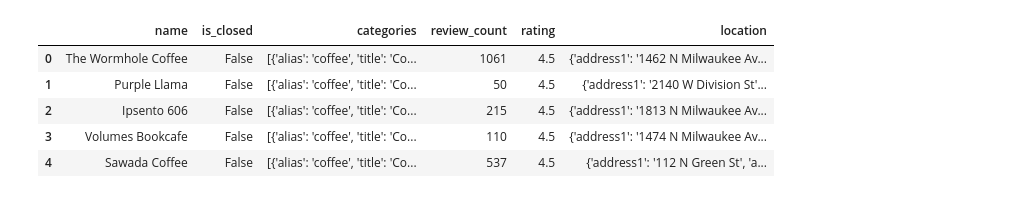
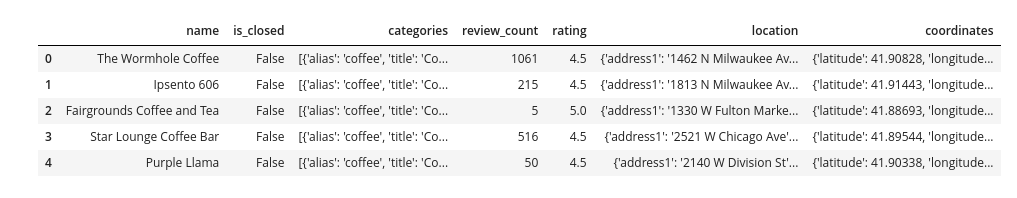
Before and after one commit to prathyushachalla/FindMyCoffeewithGIS, a Jupyter notebook: Xuan_testing.ipynb, the cells around one changed output. Saved outputs shown, nothing was run; the diff lists cells and outputs as text; code cells hidden in the pictures.

```diff
--- a/Xuan_testing.ipynb
+++ b/Xuan_testing.ipynb
@@ -12,11 +13,11 @@ ENDPORINT = "https://api.yelp.com/v3/businesses/search"
 
 HEADERS = {'Authorization': 'bearer %s' % get_my_key}
 # %%
-PARAMETERS = {"term": "coffee", "limit": 50, "radius": 5000, "location": "Chicago"}
+PARAMETERS = {"term": "coffee", "limit": 50,  "radius": 10000, "location": "Chicago"}
 
 response = requests.get(url = ENDPORINT, params= PARAMETERS, headers=HEADERS)
 
 business_data = response.json()
 
-business_data
+len(business_data["businesses"])
 # %% [output]
@@ -40,13 +25,14 @@ business_data
 # %%
+#Pick up the columns we care
 good_coffee = business_data["businesses"]
 good_coffee_df = pd.DataFrame(good_coffee)
-good_coffee_df = good_coffee_df[["name","is_closed","categories","review_count","rating","location"]]
+good_coffee_df = good_coffee_df[["name","is_closed","categories","review_count","rating","location", "coordinates"]]
 good_coffee_df.head()
 # %% [output]
-|  | name | is_closed | categories | review_count | rating | location |
-| 0 | The Wormhole Coffee | False | [{'alias': 'coffee', 'title': 'Co... | 1061 | 4.5 | {'address1': '1462 N Milwaukee Av... |
-| 1 | Purple Llama | False | [{'alias': 'coffee', 'title': 'Co... | 50 | 4.5 | {'address1': '2140 W Division St'... |
-| 2 | Ipsento 606 | False | [{'alias': 'coffee', 'title': 'Co... | 215 | 4.5 | {'address1': '1813 N Milwaukee Av... |
-| 3 | Volumes Bookcafe | False | [{'alias': 'coffee', 'title': 'Co... | 110 | 4.5 | {'address1': '1474 N Milwaukee Av... |
-| 4 | Sawada Coffee | False | [{'alias': 'coffee', 'title': 'Co... | 537 | 4.5 | {'address1': '112 N Green St', 'a... |
+|  | name | is_closed | categories | review_count | rating | location | coordinates |
+| 0 | The Wormhole Coffee | False | [{'alias': 'coffee', 'title': 'Co... | 1061 | 4.5 | {'address1': '1462 N Milwaukee Av... | {'latitude': 41.90828, 'longitude... |
+| 1 | Ipsento 606 | False | [{'alias': 'coffee', 'title': 'Co... | 215 | 4.5 | {'address1': '1813 N Milwaukee Av... | {'latitude': 41.91443, 'longitude... |
+| 2 | Fairgrounds Coffee and Tea | False | [{'alias': 'coffee', 'title': 'Co... | 5 | 5.0 | {'address1': '1330 W Fulton Marke... | {'latitude': 41.88693, 'longitude... |
+| 3 | Star Lounge Coffee Bar | False | [{'alias': 'coffee', 'title': 'Co... | 516 | 4.5 | {'address1': '2521 W Chicago Ave'... | {'latitude': 41.89544, 'longitude... |
+| 4 | Purple Llama | False | [{'alias': 'coffee', 'title': 'Co... | 50 | 4.5 | {'address1': '2140 W Division St'... | {'latitude': 41.90338, 'longitude... |
 # %%
```
Also changed, not shown: parts of 11 cells of this notebook, 1 other file.
